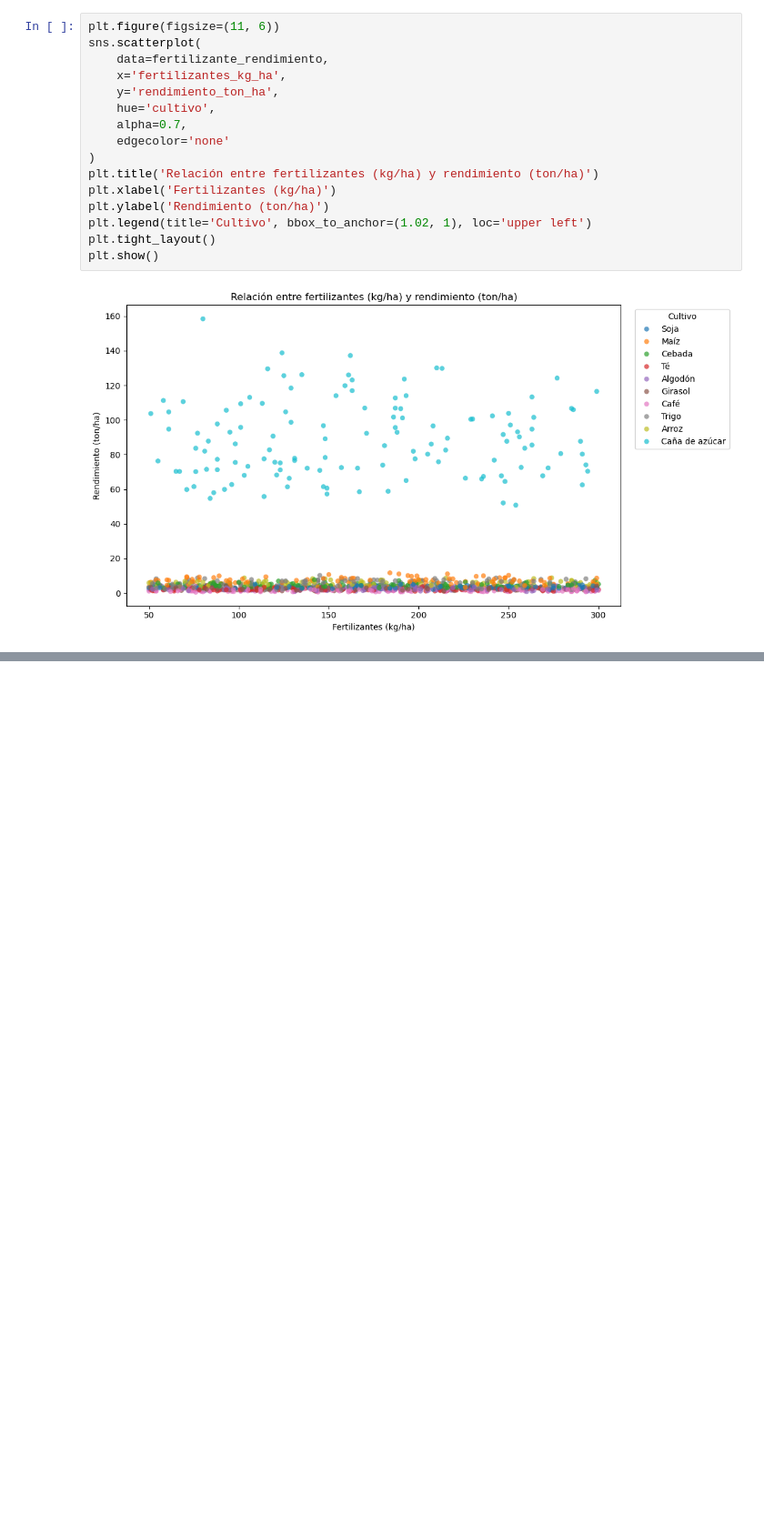
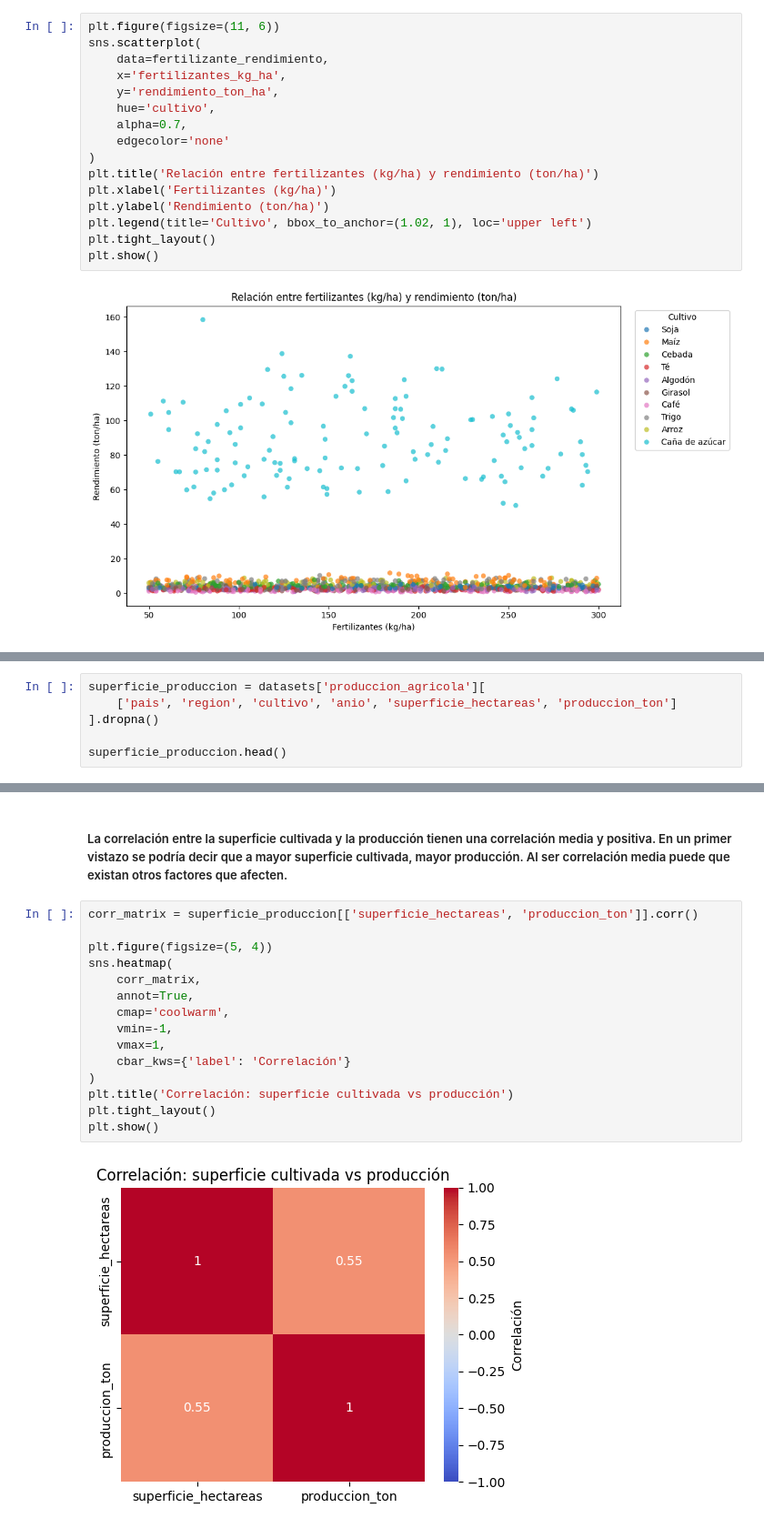
Before and after one commit to AitorBarrera/SBD_Trabajo_Final, a Jupyter notebook: Codigo.ipynb, the cells around one changed output, grey strips where cells are left out. Shown at 91% size. Cells and saved outputs as stored; diff of their text form; blank space fills up the shorter version.

```diff
--- a/Codigo.ipynb
+++ b/Codigo.ipynb
@@ -157,0 +172,6 @@ Correlación por cultivo:
+# %%
+superficie_produccion = datasets['produccion_agricola'][
+    ['pais', 'region', 'cultivo', 'anio', 'superficie_hectareas', 'produccion_ton']
+].dropna()
+
+superficie_produccion.head()
@@ -157,0 +197,19 @@ Correlación por cultivo:
+# %% [markdown]
+##### La correlación entre la superficie cultivada y la producción tienen una correlación media y positiva. En un primer vistazo se podría decir que a mayor superficie cultivada, mayor producción. Al ser correlación media puede que existan otros factores que afecten.
+# %%
+corr_matrix = superficie_produccion[['superficie_hectareas', 'produccion_ton']].corr()
+
+plt.figure(figsize=(5, 4))
+sns.heatmap(
+    corr_matrix,
+    annot=True,
+    cmap='coolwarm',
+    vmin=-1,
+    vmax=1,
+    cbar_kws={'label': 'Correlación'}
+)
+plt.title('Correlación: superficie cultivada vs producción')
+plt.tight_layout()
+plt.show()
+# %% [output]
+[figure, added]
```
Also changed, not shown: parts of 26 cells of this notebook.
